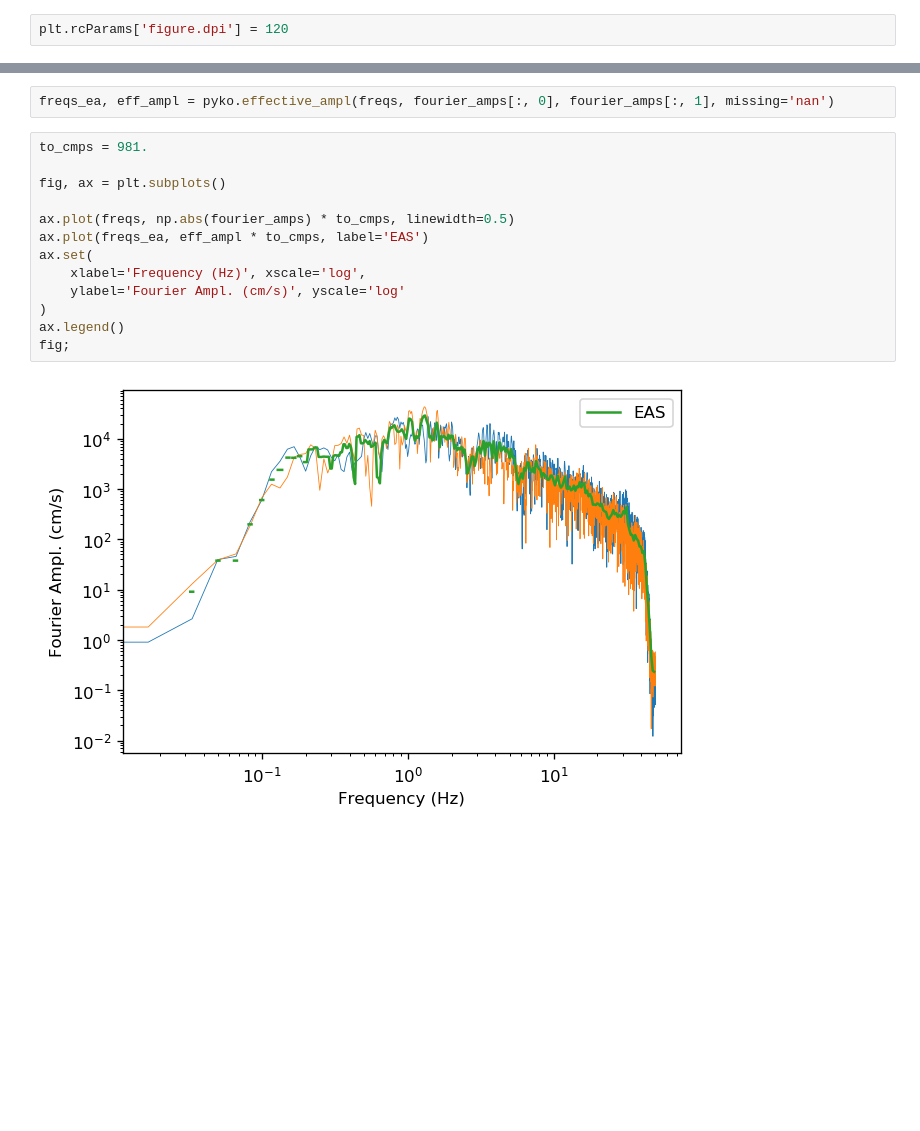
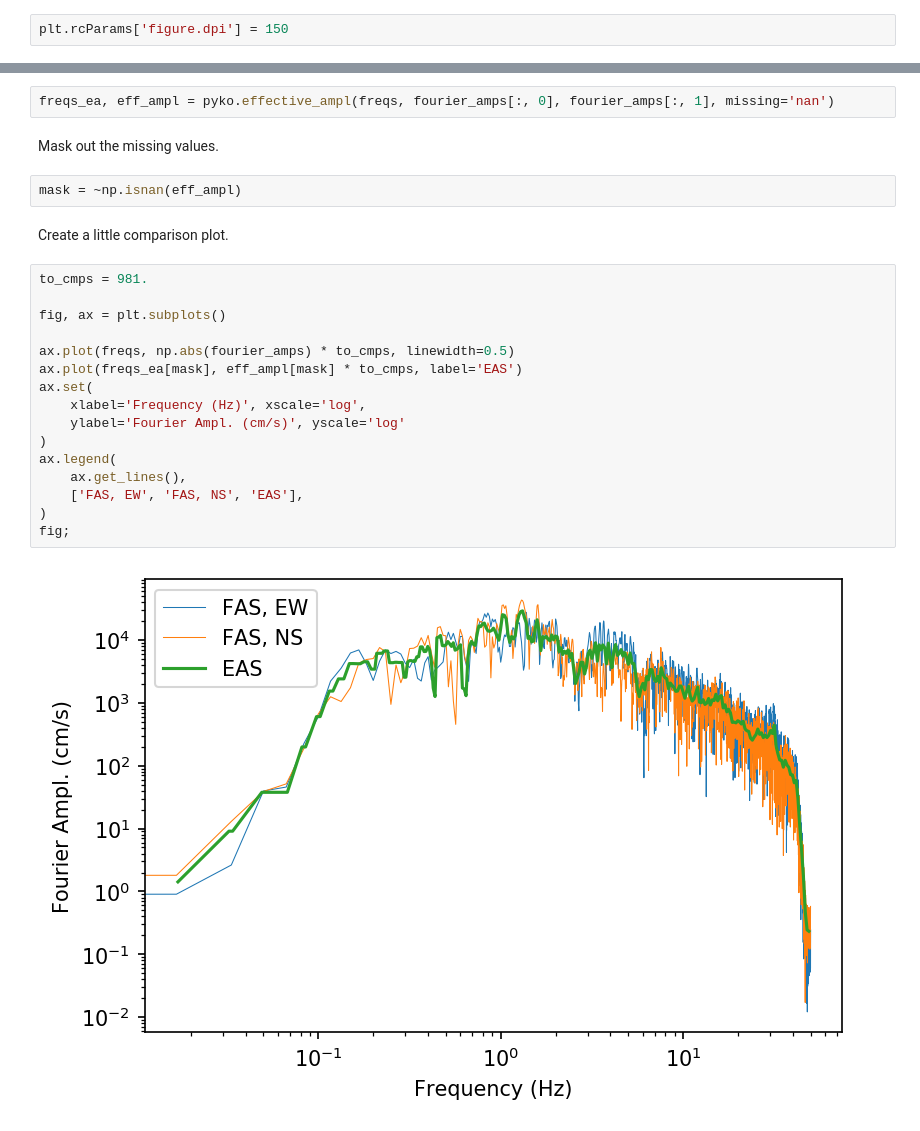
Before and after one commit to arkottke/pykooh, a Jupyter notebook: example.ipynb, the cells around one changed output, grey strips where cells are left out. Saved outputs shown, nothing was run; the diff lists cells and outputs as text; blank space fills up the shorter version.

```diff
--- a/example.ipynb
+++ b/example.ipynb
@@ -12,7 +12,7 @@ import pyko
 
 %matplotlib inline
 # %%
-plt.rcParams['figure.dpi'] = 120
+plt.rcParams['figure.dpi'] = 150
 # %% [markdown]
 # Comparison between the `obspy` and `pyko`
 
@@ -78,18 +98,27 @@ fourier_amps = np.fft.rfft(accels, axis=0)
 freqs = np.fft.rfftfreq(accels.shape[0], d=time_step)
 # %%
 freqs_ea, eff_ampl = pyko.effective_ampl(freqs, fourier_amps[:, 0], fourier_amps[:, 1], missing='nan')
+# %% [markdown]
+Mask out the missing values.
+# %%
+mask = ~np.isnan(eff_ampl)
+# %% [markdown]
+Create a little comparison plot.
 # %%
 to_cmps = 981.
 
 fig, ax = plt.subplots()
 
 ax.plot(freqs, np.abs(fourier_amps) * to_cmps, linewidth=0.5)
-ax.plot(freqs_ea, eff_ampl * to_cmps, label='EAS')
+ax.plot(freqs_ea[mask], eff_ampl[mask] * to_cmps, label='EAS')
 ax.set(
     xlabel='Frequency (Hz)', xscale='log',
     ylabel='Fourier Ampl. (cm/s)', yscale='log'
 )
-ax.legend()
+ax.legend(
+    ax.get_lines(),
+    ['FAS, EW', 'FAS, NS', 'EAS'],
+)
 fig;
 # %% [output]
-[figure, old version]
+[figure, new version]
```
Also changed, not shown: parts of 8 cells of this notebook.
